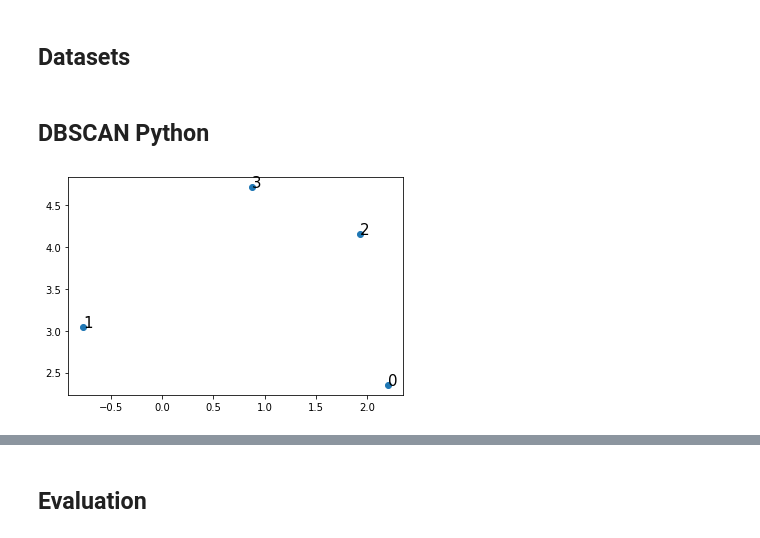
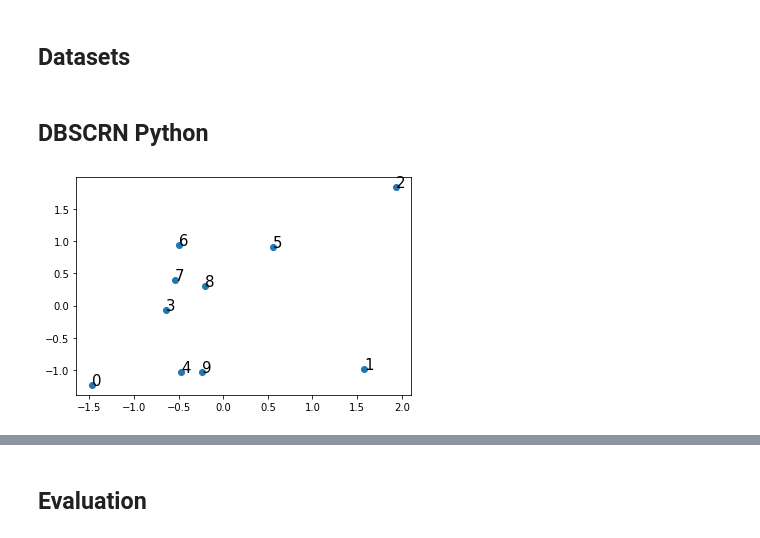
Before and after one commit to arek544/DBSCAN, a Jupyter notebook: dbscrn_arek.ipynb, the cells around one changed output, grey strips where cells are left out. Cells and saved outputs as stored; diff of their text form; code cells hidden in the pictures.

```diff
--- a/dbscrn_arek.ipynb
+++ b/dbscrn_arek.ipynb
@@ -44,4 +44,4 @@ datasets = [
     no_structure,
 ]
 # %% [markdown]
-## DBSCAN Python
+## DBSCRN Python
@@ -50,13 +48,13 @@ data
 # %%
 from sklearn.datasets import make_blobs
-data, y = make_blobs(n_samples=4, centers=3, n_features=2, random_state=0)
-
+data, y = make_blobs(n_samples=10, centers = [(-5, -5), (0, 0)], cluster_std=3, n_features=2, random_state=5)
+data = StandardScaler().fit_transform(data)
 
 fig, ax = plt.subplots()
 ax.scatter(data[:,0], data[:,1])
 for i, txt in enumerate(range(len(data))):
     ax.annotate(i, (data[i,0], data[i,1]), size=15)
 plt.show()
 # %% [output]
-[figure, old version]
+[figure, new version]
 # %%
```
Also changed, not shown: parts of 10 cells of this notebook.
